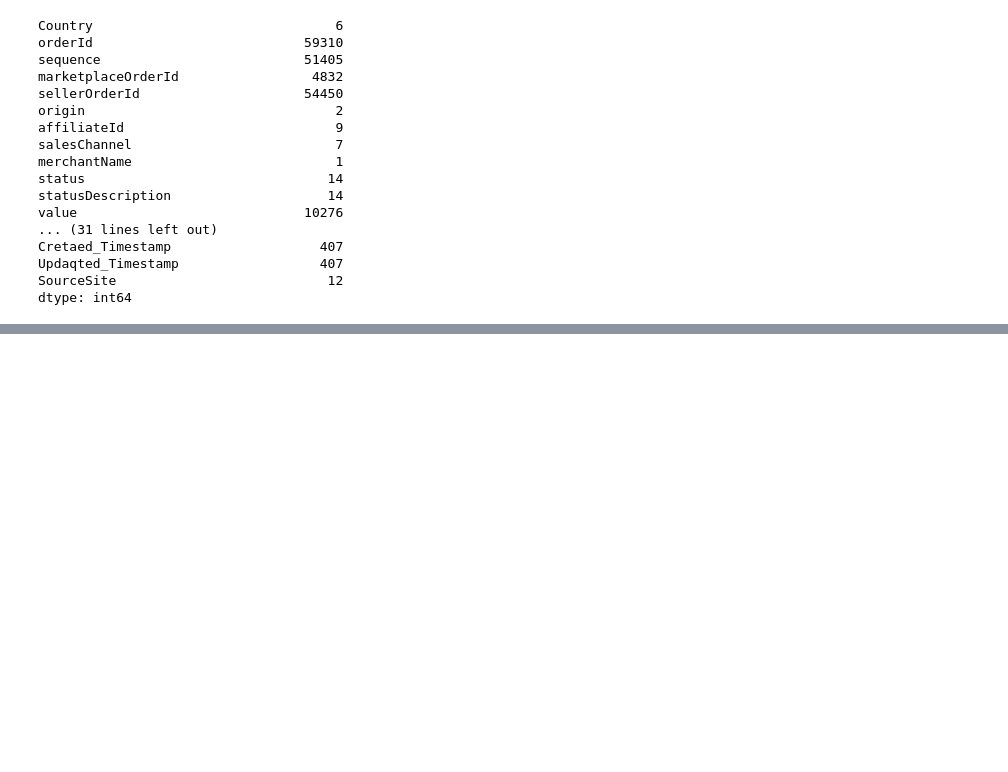
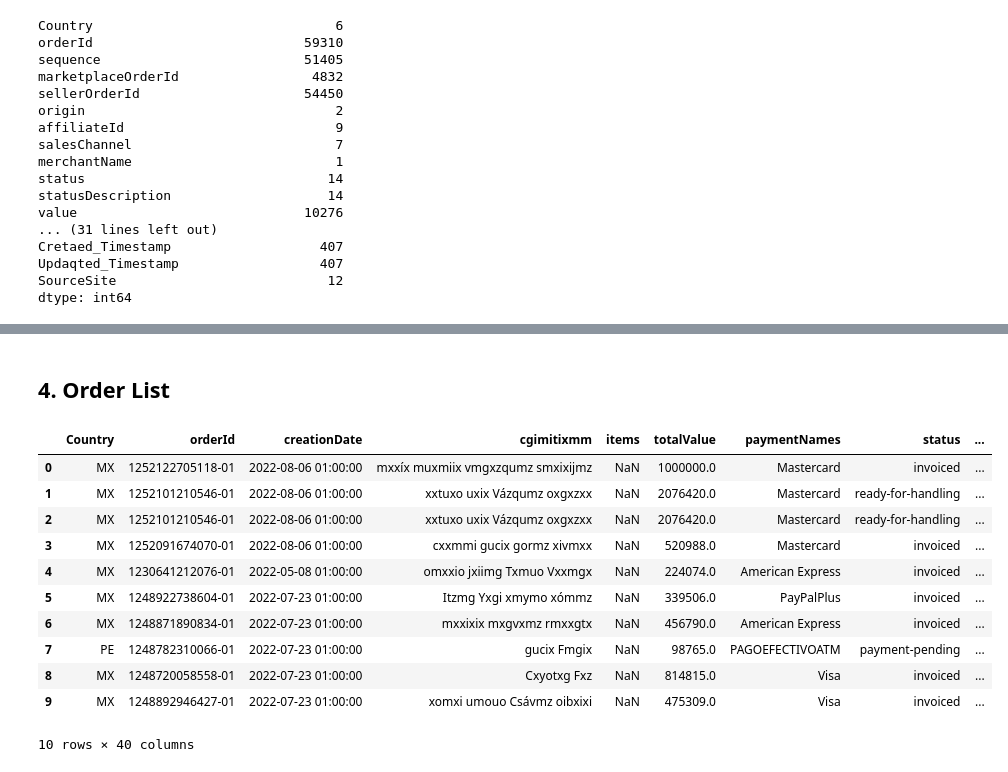
Before and after one commit to diegoferra5/-whirlpool-supply-analytics, a Jupyter notebook: notebooks/DEA.ipynb, the cells around one changed output, grey strips where cells are left out. Drawn from its saved outputs; the diff is of its cells as text; code cells hidden in the pictures; blank space fills up the shorter version.

```diff
--- a/notebooks/DEA.ipynb
+++ b/notebooks/DEA.ipynb
@@ -220,0 +396,17 @@ esto es una prueba 2
+# %% [markdown]
+## 4. Order List
+# %%
+ordersList.head(10)
+# %% [output]
+|  | Country | orderId | creationDate | cgimitixmm | items | totalValue | paymentNames | status | ... |
+| 0 | MX | 1252122705118-01 | 2022-08-06 01:00:00 | mxxíx muxmiix vmgxzqumz smxixijmz | NaN | 1000000.0 | Mastercard | invoiced | ... |
+| 1 | MX | 1252101210546-01 | 2022-08-06 01:00:00 | xxtuxo uxix Vázqumz oxgxzxx | NaN | 2076420.0 | Mastercard | ready-for-handling | ... |
+| 2 | MX | 1252101210546-01 | 2022-08-06 01:00:00 | xxtuxo uxix Vázqumz oxgxzxx | NaN | 2076420.0 | Mastercard | ready-for-handling | ... |
+| 3 | MX | 1252091674070-01 | 2022-08-06 01:00:00 | cxxmmi gucix gormz xivmxx | NaN | 520988.0 | Mastercard | invoiced | ... |
+| 4 | MX | 1230641212076-01 | 2022-05-08 01:00:00 | omxxio jxiimg Txmuo Vxxmgx | NaN | 224074.0 | American Express | invoiced | ... |
+| 5 | MX | 1248922738604-01 | 2022-07-23 01:00:00 | Itzmg Yxgi xmymo xómmz | NaN | 339506.0 | PayPalPlus | invoiced | ... |
+| 6 | MX | 1248871890834-01 | 2022-07-23 01:00:00 | mxxixix mxgvxmz rmxxgtx | NaN | 456790.0 | American Express | invoiced | ... |
+| 7 | PE | 1248782310066-01 | 2022-07-23 01:00:00 | gucix Fmgix | NaN | 98765.0 | PAGOEFECTIVOATM | payment-pending | ... |
+| 8 | MX | 1248720058558-01 | 2022-07-23 01:00:00 | Cxyotxg Fxz | NaN | 814815.0 | Visa | invoiced | ... |
+| 9 | MX | 1248892946427-01 | 2022-07-23 01:00:00 | xomxi umouo Csávmz oibxixi | NaN | 475309.0 | Visa | invoiced | ... |
+10 rows × 40 columns
```
Also changed, not shown: parts of 40 cells of this notebook.
